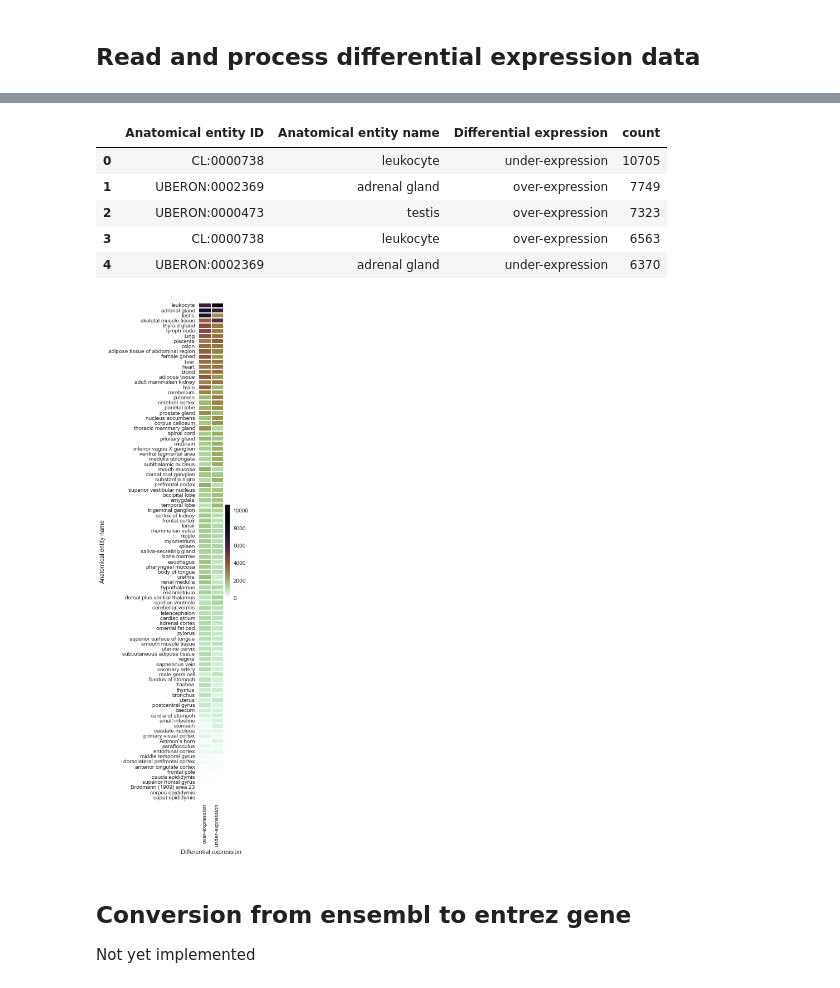
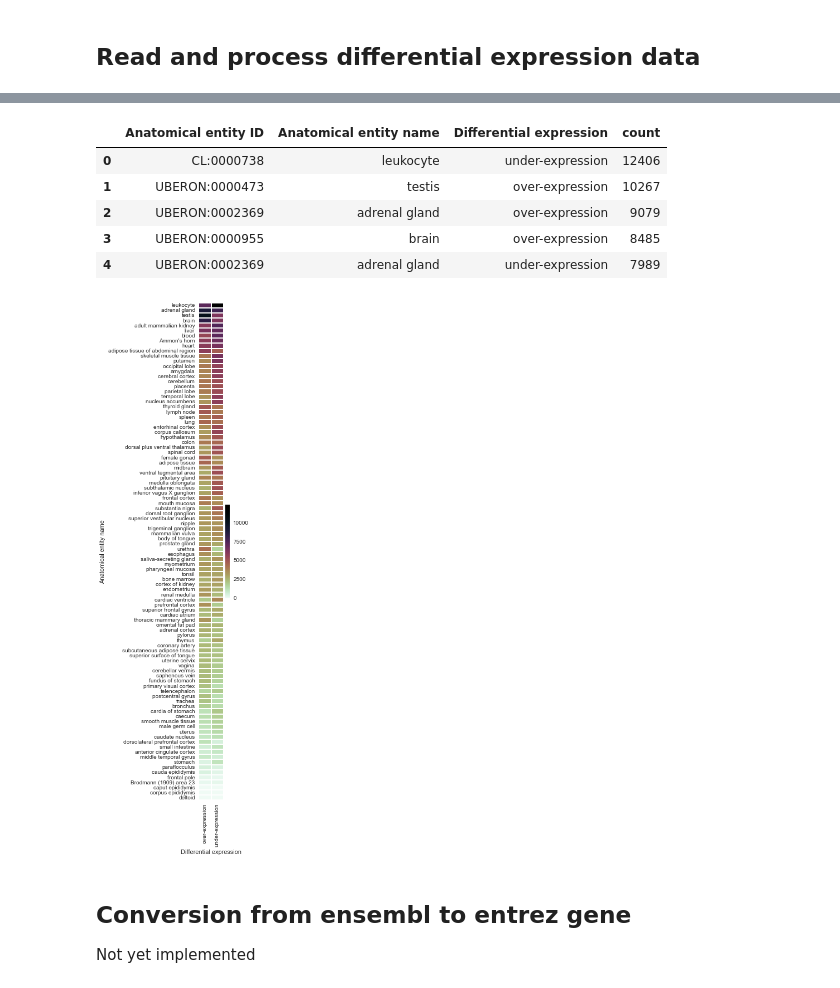
Before and after one commit to dhimmel/bgee, a Jupyter notebook: bgee.ipynb, the cells around one changed output, grey strips where cells are left out. Cells and saved outputs as stored; diff of their text form; code cells hidden in the pictures.

Commit message:
Fixed differential expression filtering typo

```diff
--- a/bgee.ipynb
+++ b/bgee.ipynb
@@ -101,7 +101,7 @@ diffex_df.head()
 # filter differential expression
 diffex_df = diffex_df[
     diffex_df['Differential expression'].isin({'over-expression', 'under-expression'}) &
-    diffex_df['Call quality'].isin({'Call quality', 'high quality'})
+    diffex_df['Call quality'].isin({'low quality', 'high quality'})
 ]
 # %%
 # Calculate counts per anatomy--DE pair
@@ -109,23 +109,23 @@ de_anatomy_df = get_groupby_counts(diffex_df, ['Anatomical entity ID', 'Anatomic
 de_anatomy_df.head()
 # %% [output]
 |  | Anatomical entity ID | Anatomical entity name | Differential expression | count |
-| 0 | CL:0000738 | leukocyte | under-expression | 10705 |
-| 1 | UBERON:0002369 | adrenal gland | over-expression | 7749 |
-| 2 | UBERON:0000473 | testis | over-expression | 7323 |
-| 3 | CL:0000738 | leukocyte | over-expression | 6563 |
-| 4 | UBERON:0002369 | adrenal gland | under-expression | 6370 |
+| 0 | CL:0000738 | leukocyte | under-expression | 12406 |
+| 1 | UBERON:0000473 | testis | over-expression | 10267 |
+| 2 | UBERON:0002369 | adrenal gland | over-expression | 9079 |
+| 3 | UBERON:0000955 | brain | over-expression | 8485 |
+| 4 | UBERON:0002369 | adrenal gland | under-expression | 7989 |
 # %%
 ### Figure 2: Number of differntially expressed genes present by anatomical entity
 # %%
 # Plot DE counts
 rect_df = de_anatomy_df.pivot('Anatomical entity name', 'Differential expression', 'count').fillna(0)
 rect_df['differential expression'] = rect_df['under-expression'] + rect_df['over-expression']
 rect_df = rect_df.sort('differential expression', ascending=False)
 IPython.core.pylabtools.figsize(1, 16)
-cmap = seaborn.cubehelix_palette(15, start=2.2, rot=1, gamma=2, hue=1, light=1, dark=0, as_cmap=True)
+cmap = seaborn.cubehelix_palette(15, start=2.2, rot=1, gamma=1.6, hue=1, light=0.98, dark=0, as_cmap=True)
 seaborn.heatmap(rect_df.drop('differential expression', axis=1), cmap=cmap);
 # %% [output]
-[figure, old version]
+[figure, new version]
 # %% [markdown]
 ## Conversion from ensembl to entrez gene
 
```
